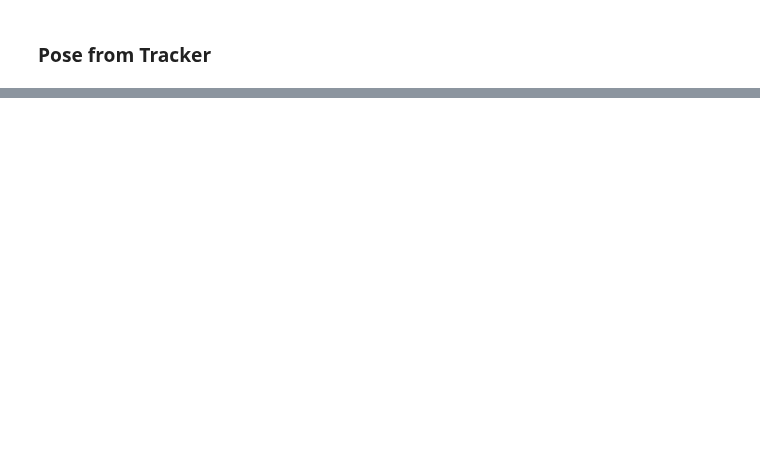
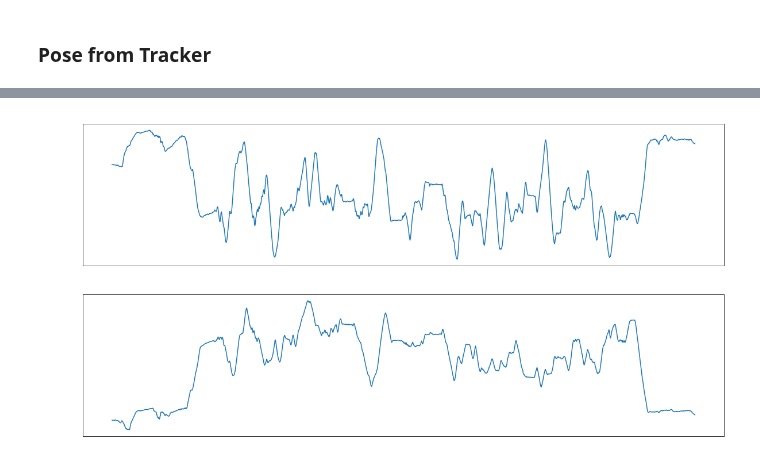
Before and after one commit to arunavanag591/odor_analysis, a Jupyter notebook: data_exploration/camera_tracker.ipynb, the cells around one changed output, grey strips where cells are left out. Drawn from its saved outputs; the diff is of its cells as text; code cells hidden in the pictures; blank space fills up the shorter version.

```diff
--- a/data_exploration/camera_tracker.ipynb
+++ b/data_exploration/camera_tracker.ipynb
@@ -85,0 +115,5 @@ hp.plot_color(ax_pose)
+# %%
+bag6=pd.read_hdf('~/data/2807/bag6/data6complete.h5')
+bag6.loc[new_df.index[0], 'time']
+bag6.time=(bag6.time-start_time)
+bag6
@@ -85,0 +134,17 @@ hp.plot_color(ax_pose)
+# %%
+fig_find_position = plt.figure(figsize=(20,10))
+
+ax = fig_find_position.add_subplot(211)
+ax.plot(bag6.time,bag6._ublox_gps_fix_latitude)
+ax.set_xlabel('Time, sec')
+ax.set_ylabel('Latitude')
+
+ax1 = fig_find_position.add_subplot(212)
+ax1.plot(bag6.time,bag6._ublox_gps_fix_longitude)
+ax1.set_xlabel('Time, sec')
+ax1.set_ylabel('Longitude')
+
+hp.plot_color(ax)
+hp.plot_color(ax1)
+# %% [output]
+[figure, added]
```
Also changed, not shown: parts of 22 cells of this notebook, 2 other files.
